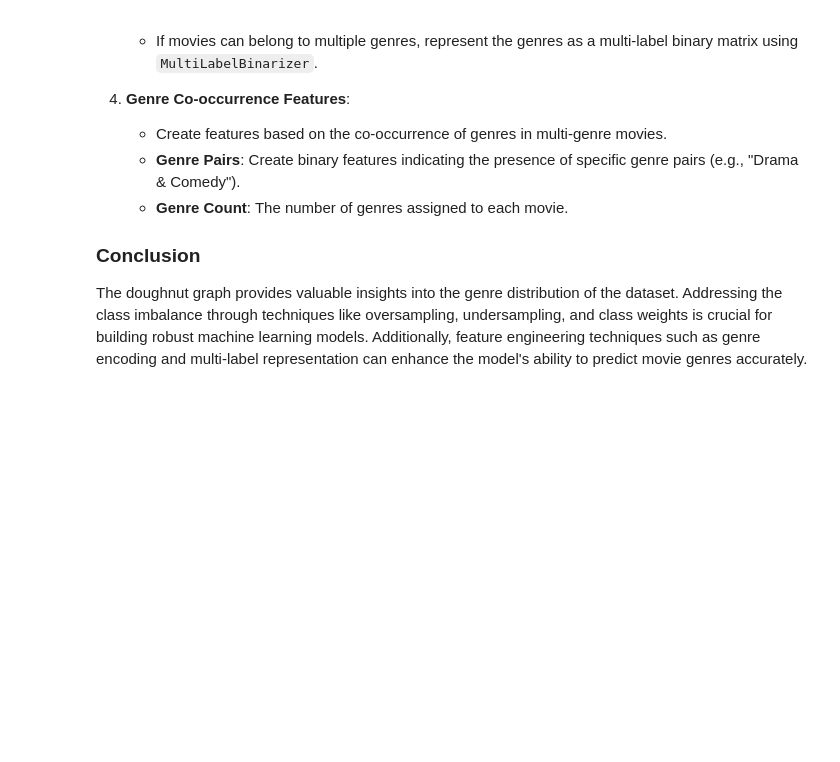
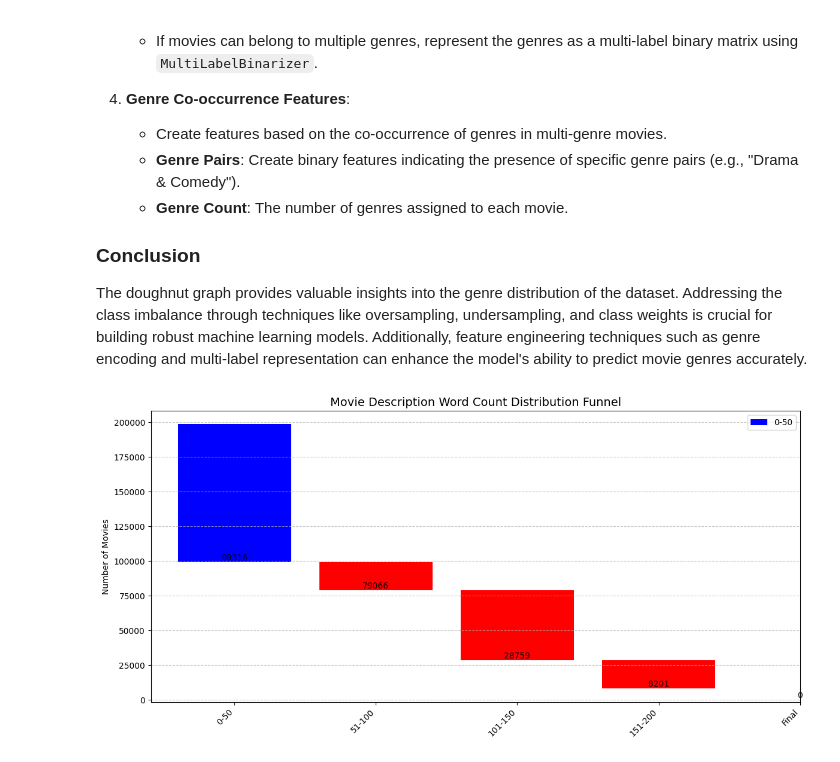
Before and after one commit to Dawittsegaye12/codsoft_movie-genre_prediction, a Jupyter notebook: notebook/eda.ipynb, the cells around one changed output. Saved outputs shown, nothing was run; the diff lists cells and outputs as text; code cells hidden in the pictures; blank space fills up the shorter version.

```diff
--- a/notebook/eda.ipynb
+++ b/notebook/eda.ipynb
@@ -832,3 +832,47 @@ fig = go.Figure(go.Funnel(
 
 fig.update_layout(title_text="Movie Genre Distribution Funnel")
 fig.show()
+# %%
+# Group by word count ranges
+bins = [0, 50, 100, 150, 200]
+labels = ['0-50', '51-100', '101-150', '151-200']
+merged_final['word_count_range'] = pd.cut(merged_final['word_count'], bins=bins, labels=labels, right=True)
+word_count_distribution = merged_final['word_count_range'].value_counts().sort_index()
+categories = word_count_distribution.index.tolist()
+values = word_count_distribution.values.tolist()
+
+# Initial total (sum of all descriptions)
+initial_value = sum(values)
+cumulative = [initial_value]
+for v in values:
+    cumulative.append(cumulative[-1] - v)
+
+# Colors: Initial and final totals are blue, drop-offs are red
+colors = ['blue'] + ['red' for _ in values] + ['blue']
+
+# Plotting
+fig, ax = plt.subplots(figsize=(12, 6))
+
+# Bars
+for i, (category, start, value, color) in enumerate(zip(categories + ['Final'], cumulative[:-1], [initial_value] + [-v for v in values], colors)):
+    ax.bar(i, value, bottom=start - value if value < 0 else start, color=color, label=category if i == 0 else "")
+
+# Add cumulative labels above bars
+for i, value in enumerate(cumulative):
+    ax.text(i, value, f'{value}', ha='center', va='bottom' if value >= 0 else 'top', fontsize=10)
+
+# Labels and Title
+plt.xticks(ticks=range(len(categories) + 1), labels=categories + ['Final'], rotation=45, ha='right')
+ax.set_title('Movie Description Word Count Distribution Funnel', fontsize=14)
+ax.set_ylabel('Number of Movies')
+ax.grid(axis='y', linestyle='--', alpha=0.7)
+
+# Legend (Remove duplicates)
+handles, labels = ax.get_legend_handles_labels()
+unique = dict(zip(labels, handles))
+ax.legend(unique.values(), unique.keys(), loc='upper right')
+
+plt.tight_layout()
+plt.show()
+# %% [output]
+[figure, added]
```
